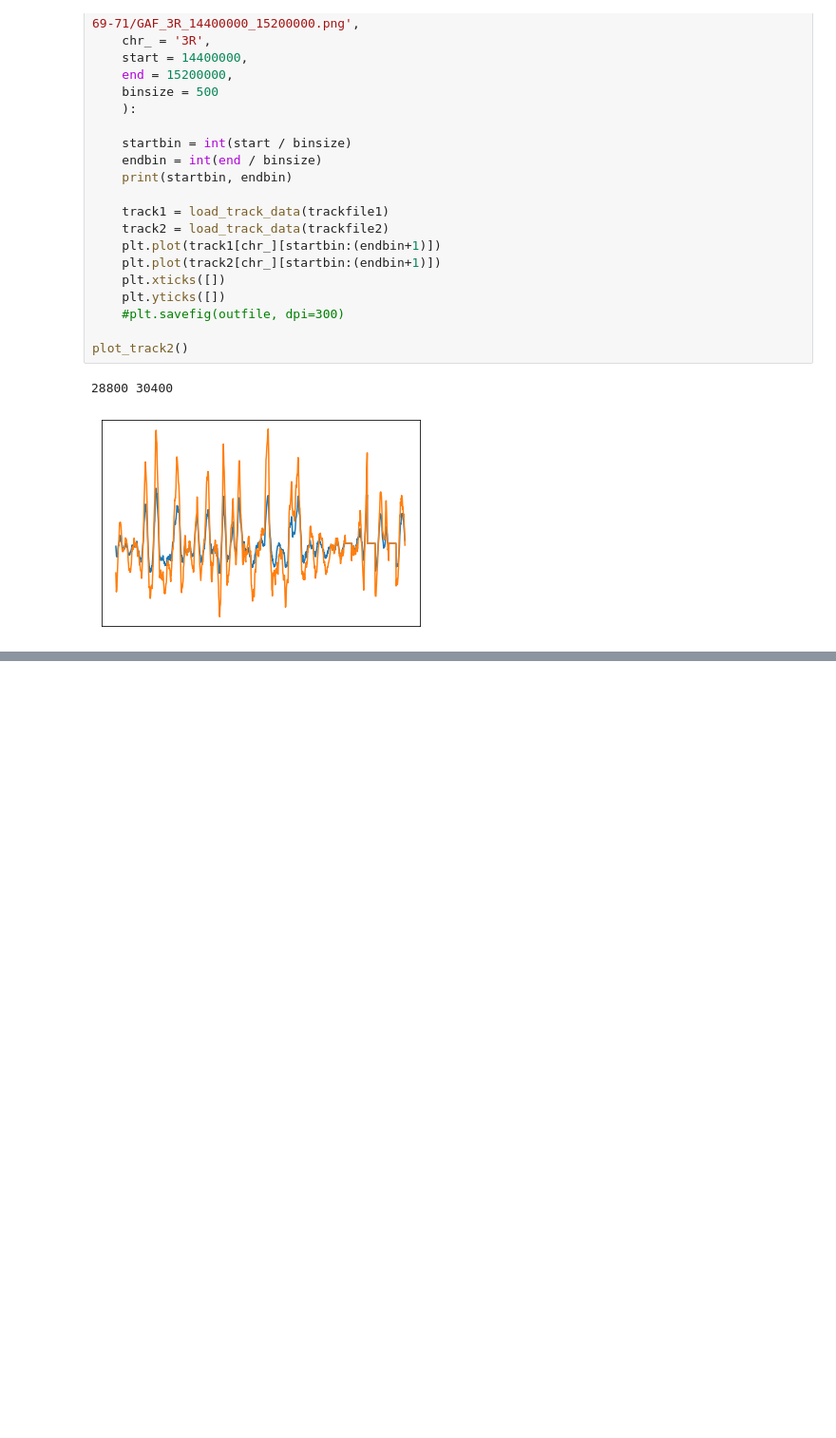
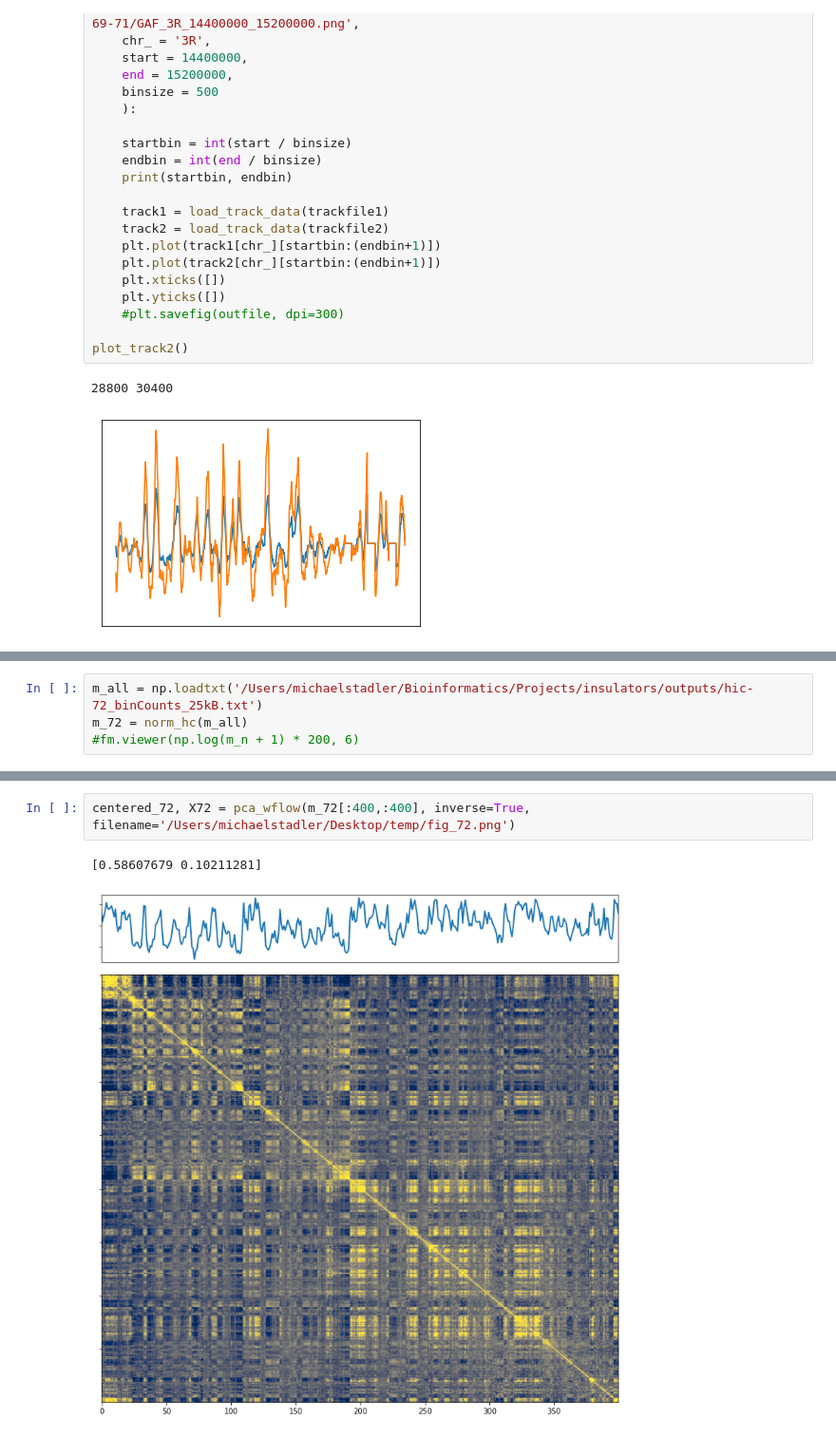
Before and after one commit to michaelrstadler/hic, a Jupyter notebook: bin/archive/working.ipynb, the cells around one changed output, grey strips where cells are left out. Shown at 95% size. Saved outputs shown, nothing was run; the diff lists cells and outputs as text; blank space fills up the shorter version.

```diff
--- a/bin/archive/working.ipynb
+++ b/bin/archive/working.ipynb
@@ -198,0 +210,4 @@ def plot_comp(cov, pca, vmax=None):
+# %%
+m_all = np.loadtxt('/Users/michaelstadler/Bioinformatics/Projects/insulators/outputs/hic-72_binCounts_25kB.txt')
+m_72 = norm_hc(m_all)
+#fm.viewer(np.log(m_n + 1) * 200, 6)
@@ -198,0 +227,5 @@ def plot_comp(cov, pca, vmax=None):
+# %%
+centered_72, X72 = pca_wflow(m_72[:400,:400], inverse=True, filename='/Users/michaelstadler/Desktop/temp/fig_72.png')
+# %% [output]
+[0.58607679 0.10211281]
+[figure, added]
```
Also changed, not shown: parts of 26 cells of this notebook, 8 other files.
